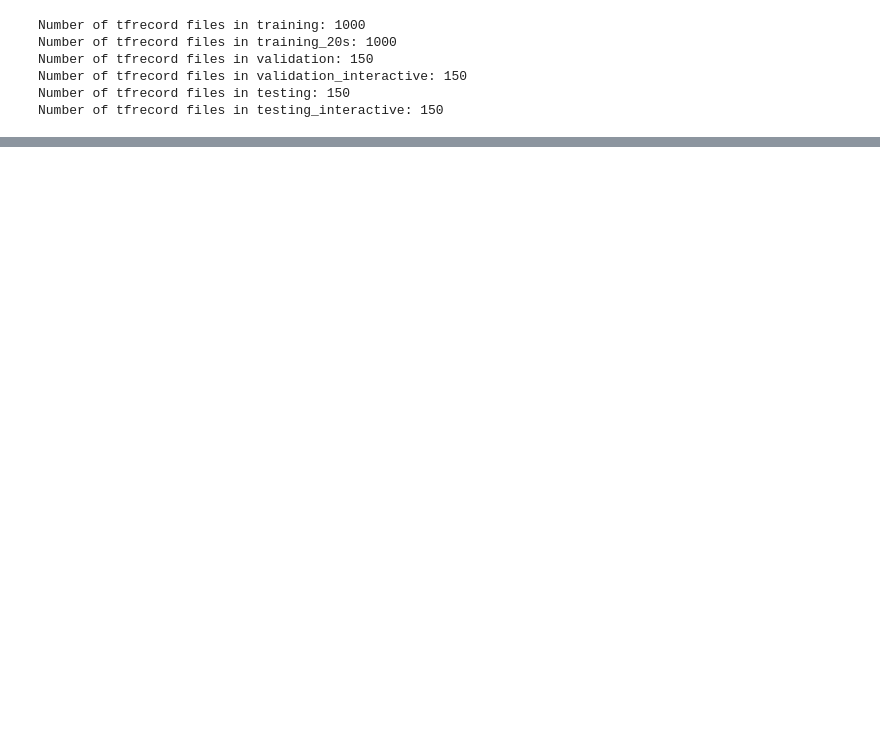
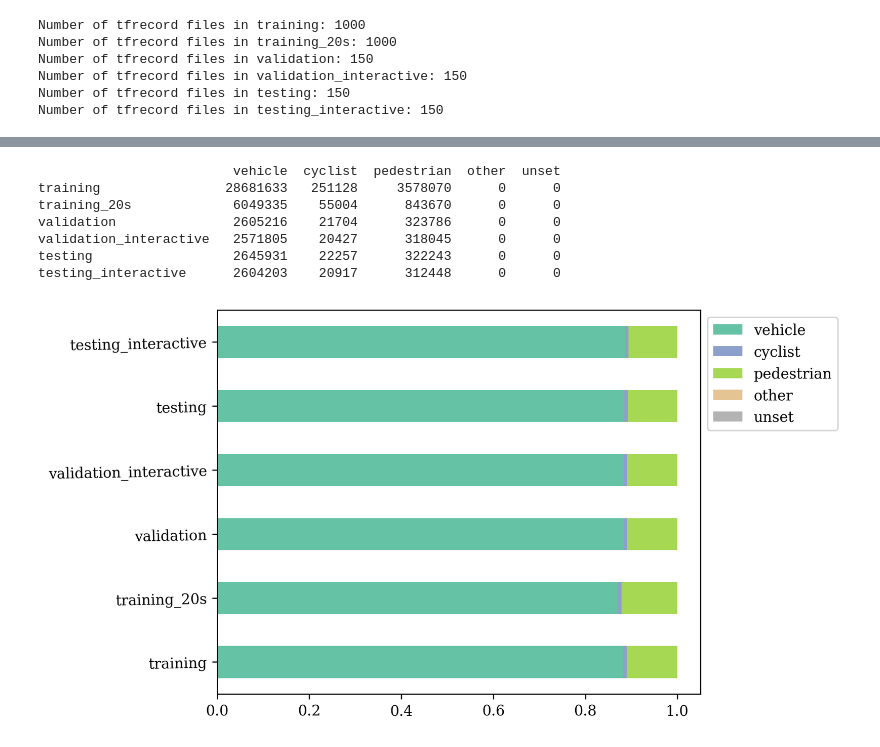
Before and after one commit to SCP-CN-001/trajectory_dataset_support, a Jupyter notebook: trajectory_data_analysis/waymo-motion.ipynb, the cells around one changed output, grey strips where cells are left out. Drawn from its saved outputs; the diff is of its cells as text; code cells hidden in the pictures; blank space fills up the shorter version.

```diff
--- a/trajectory_data_analysis/waymo-motion.ipynb
+++ b/trajectory_data_analysis/waymo-motion.ipynb
@@ -68,0 +73,11 @@ plt.show()
+# %%
+waymo_motion.plot_class_proportion(folders, tfrecord_file_path_lists)
+# %% [output]
+                         vehicle  cyclist  pedestrian  other  unset
+training                28681633   251128     3578070      0      0
+training_20s             6049335    55004      843670      0      0
+validation               2605216    21704      323786      0      0
+validation_interactive   2571805    20427      318045      0      0
+testing                  2645931    22257      322243      0      0
+testing_interactive      2604203    20917      312448      0      0
+[figure, added]
```
Also changed, not shown: parts of 13 cells of this notebook, 2 other files.
